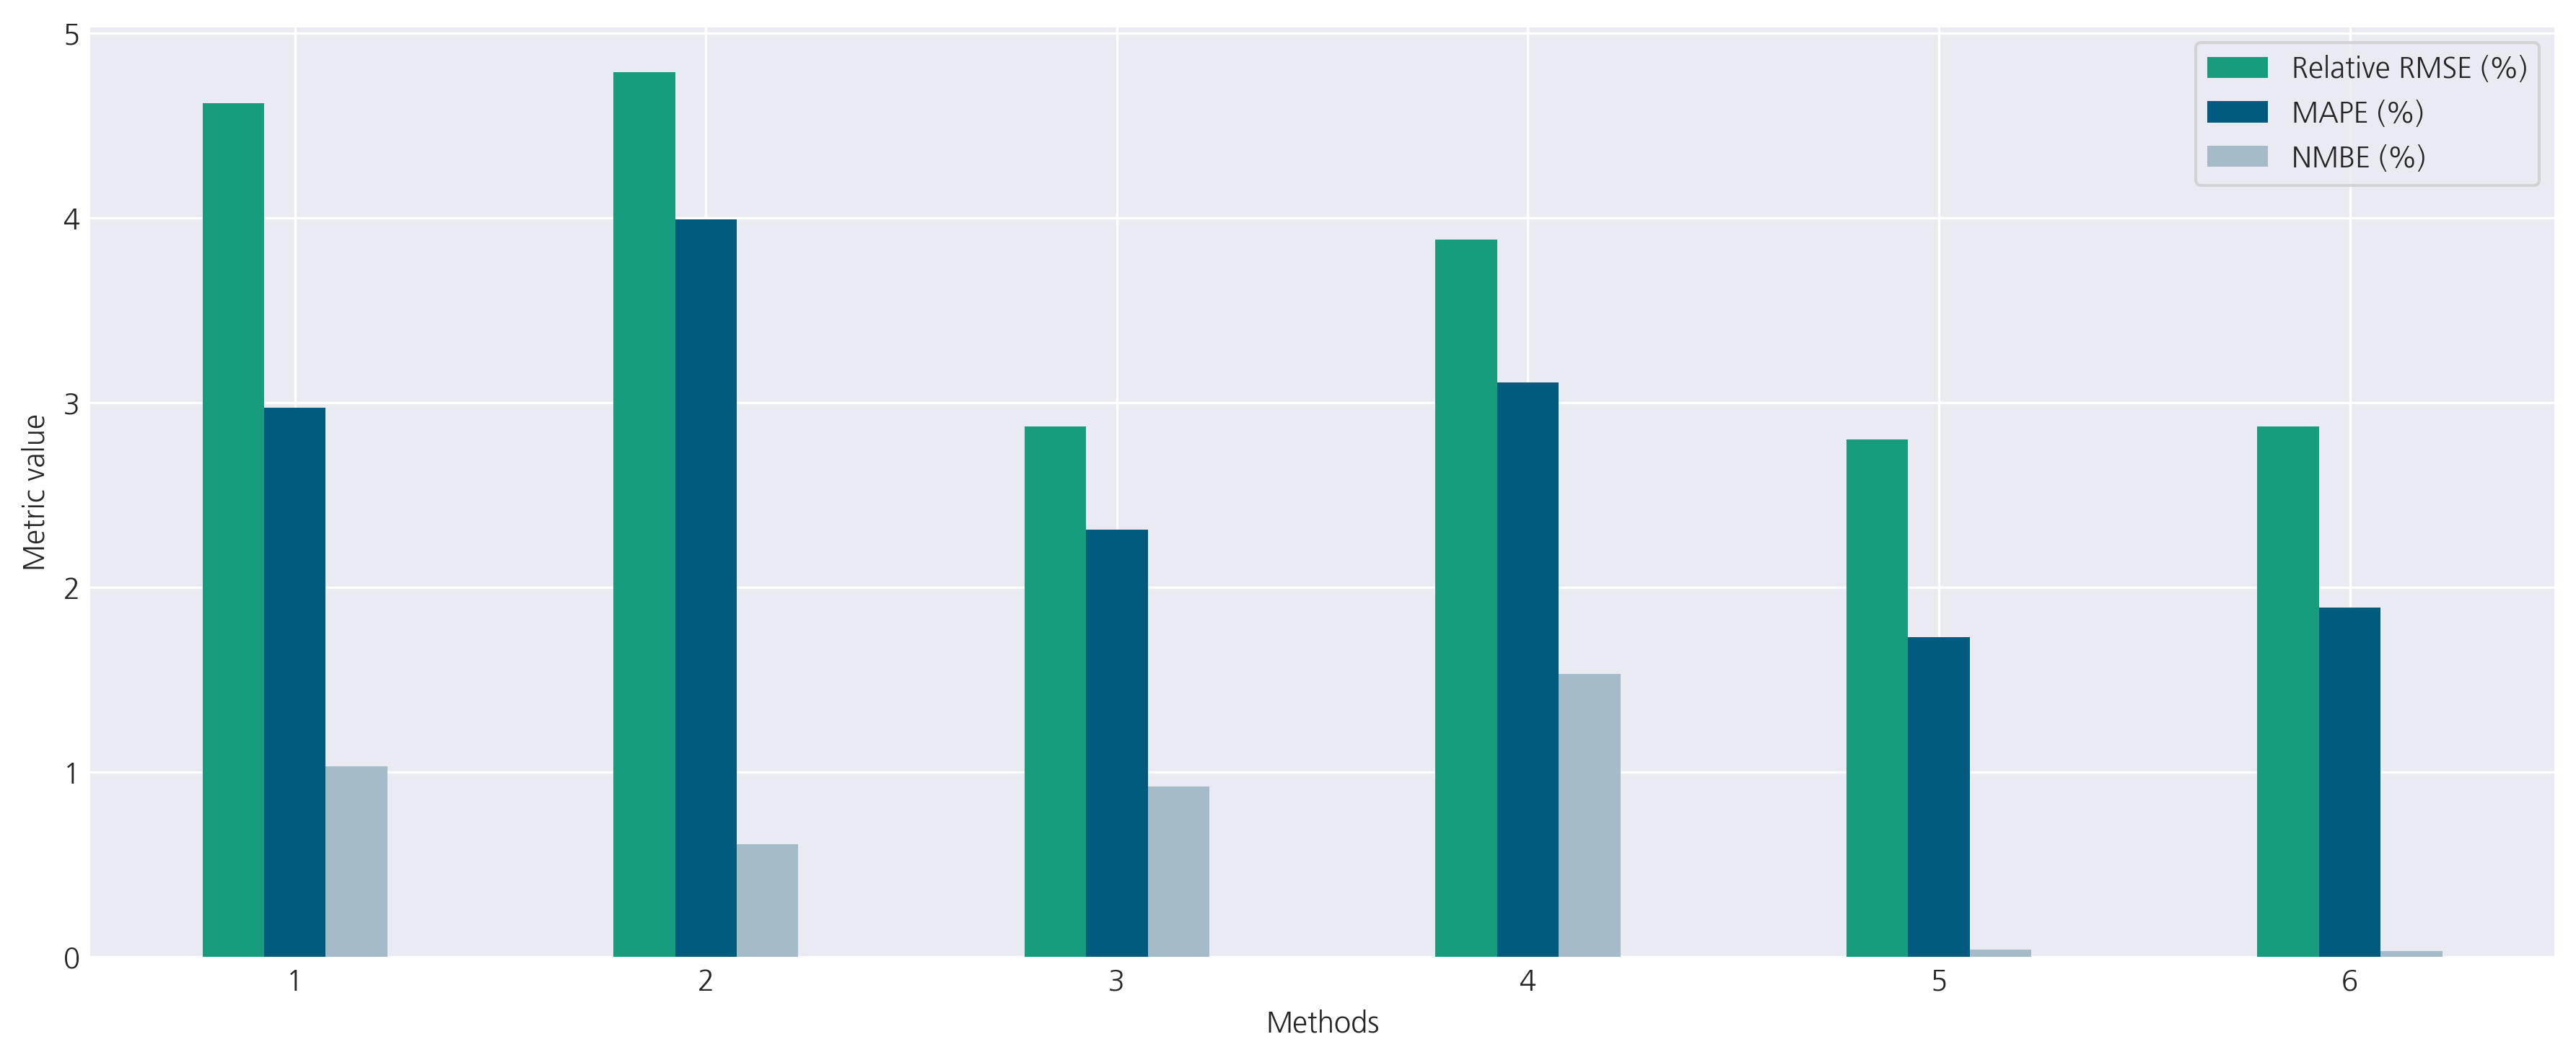
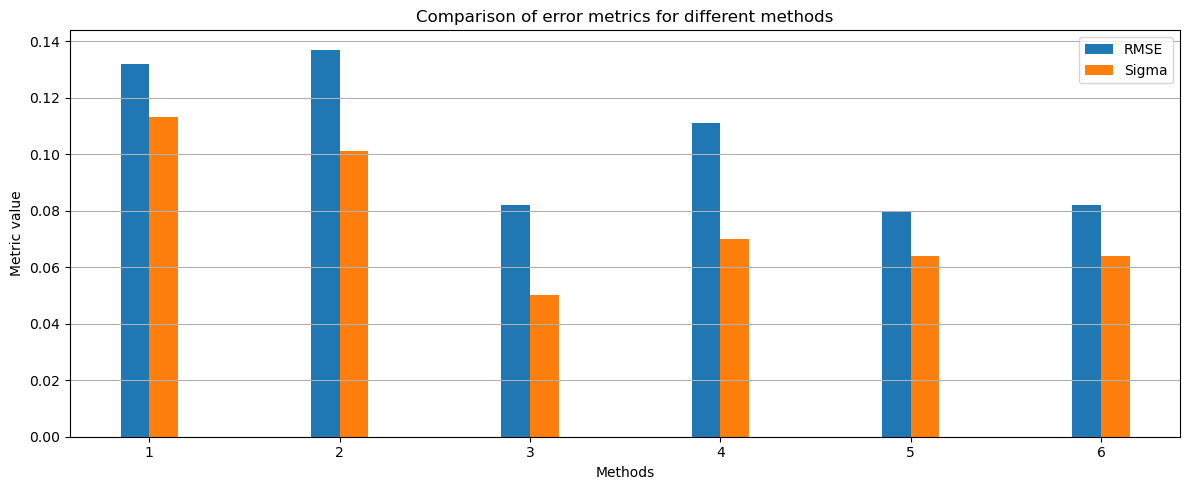
Unified diff of the notebook cell whose output changed from the first chart to the second:
--- before
+++ after
@@ -17,6 +17,6 @@
 print(df_metrics)
 
-metrics_to_plot = ['Relative RMSE (%)', 'MAPE (%)',  'NMBE (%)']
-#metrics_to_plot = ['RMSE',  'Sigma']
+#metrics_to_plot = ['Relative RMSE (%)', 'MAPE (%)',  'NMBE (%)']
+metrics_to_plot = ['RMSE',  'Sigma']
 #metrics_to_plot = ['R²']
 
@@ -24,5 +24,5 @@
 width = 0.15
 
-fhgCD.set_matplotlib_style("darkgrid", "official")
+#fhgCD.set_matplotlib_style("darkgrid", "official")
 
 fig, ax = plt.subplots(figsize=(12, 5))
@@ -35,5 +35,5 @@
 ax.set_ylabel('Metric value')
 ax.set_xlabel('Methods')
-#ax.set_title('Comparison of error metrics for different methods')
+ax.set_title('Comparison of error metrics for different methods')
 ax.legend()
 ax.grid(True, axis='y')

Commit: Commit